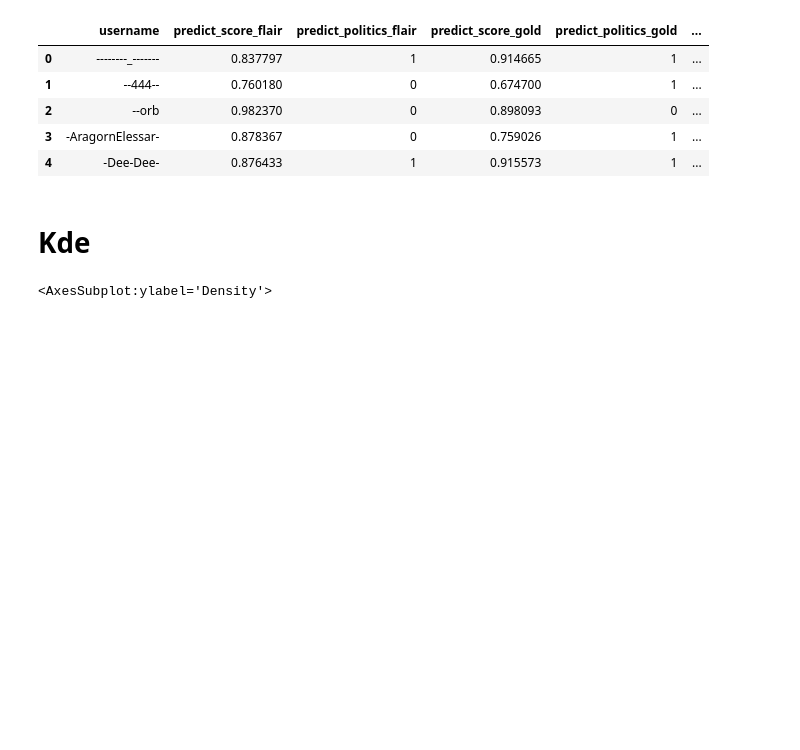
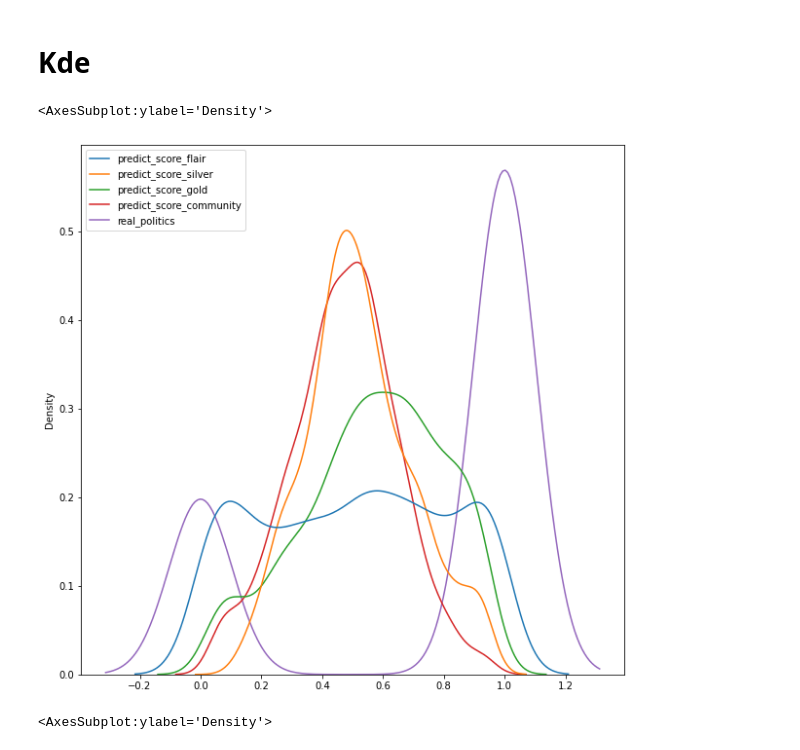
Before and after one commit to davidjurgens/reddit-political-affiliation, a Jupyter notebook: src/models/textclassifier/kde and bivariate plot.ipynb, the cells around one changed output. Cells and saved outputs as stored; diff of their text form; code cells hidden in the pictures; blank space fills up the shorter version.

Commit message:
update bad actor analysis, kde plot code

```diff
--- a/src/models/textclassifier/kde and bivariate plot.ipynb
+++ b/src/models/textclassifier/kde and bivariate plot.ipynb
@@ -11,29 +12,41 @@ silver_eval_all=pd.read_csv(saved_path+"silver_6.tsv",sep='\t').drop(columns=['U
+# %%
+saved_path='user_prediction/Remove_self_declare20comments_evaluating_on_'
+flair_eval_all=pd.read_csv(saved_path+'flair_4444.tsv',sep='\t').drop(columns=['Unnamed: 0'])
+gold_eval_all=pd.read_csv(saved_path+"gold_4444.tsv",sep='\t').drop(columns=['Unnamed: 0'])
+silver_eval_all=pd.read_csv(saved_path+"silver_4444.tsv",sep='\t').drop(columns=['Unnamed: 0'])
+community_eval_all=pd.read_csv(saved_path+"community_4444.tsv",sep='\t').drop(columns=['Unnamed: 0'])
 # %%
 def reset_score(score,politics):
     return (2*score-1)*politics+1-score
-# %%
-silver_eval_all.head()
-# %% [output]
-|  | username | predict_score_flair | predict_politics_flair | predict_score_gold | predict_politics_gold | ... |
-| 0 | --------_------- | 0.837797 | 1 | 0.914665 | 1 | ... |
-| 1 | --444-- | 0.760180 | 0 | 0.674700 | 1 | ... |
-| 2 | --orb | 0.982370 | 0 | 0.898093 | 0 | ... |
-| 3 | -AragornElessar- | 0.878367 | 0 | 0.759026 | 1 | ... |
-| 4 | -Dee-Dee- | 0.876433 | 1 | 0.915573 | 1 | ... |
 # %%
 flair_eval_all['predict_score_flair']=flair_eval_all.apply(lambda x: reset_score(x.predict_score_flair, x.predict_politics_flair), axis=1)
 flair_eval_all['predict_score_gold']=flair_eval_all.apply(lambda x: reset_score(x.predict_score_gold, x.predict_politics_gold), axis=1)
 flair_eval_all['predict_score_silver']=flair_eval_all.apply(lambda x: reset_score(x.predict_score_silver, x.predict_politics_silver), axis=1)
+flair_eval_all['predict_score_community']=flair_eval_all.apply(lambda x: reset_score(x.predict_score_community, x.predict_politics_community), axis=1)
 
 gold_eval_all['predict_score_flair']=gold_eval_all.apply(lambda x: reset_score(x.predict_score_flair, x.predict_politics_flair), axis=1)
 gold_eval_all['predict_score_gold']=gold_eval_all.apply(lambda x: reset_score(x.predict_score_gold, x.predict_politics_gold), axis=1)
 gold_eval_all['predict_score_silver']=gold_eval_all.apply(lambda x: reset_score(x.predict_score_silver, x.predict_politics_silver), axis=1)
+gold_eval_all['predict_score_community']=gold_eval_all.apply(lambda x: reset_score(x.predict_score_community, x.predict_politics_community), axis=1)
+
 
 silver_eval_all['predict_score_flair']=silver_eval_all.apply(lambda x: reset_score(x.predict_score_flair, x.predict_politics_flair), axis=1)
 silver_eval_all['predict_score_gold']=silver_eval_all.apply(lambda x: reset_score(x.predict_score_gold, x.predict_politics_gold), axis=1)
 silver_eval_all['predict_score_silver']=silver_eval_all.apply(lambda x: reset_score(x.predict_score_silver, x.predict_politics_silver), axis=1)
+silver_eval_all['predict_score_community']=silver_eval_all.apply(lambda x: reset_score(x.predict_score_community, x.predict_politics_community), axis=1)
+
+community_eval_all['predict_score_flair']=community_eval_all.apply(lambda x: reset_score(x.predict_score_flair, x.predict_politics_flair), axis=1)
+community_eval_all['predict_score_gold']=community_eval_all.apply(lambda x: reset_score(x.predict_score_gold, x.predict_politics_gold), axis=1)
+community_eval_all['predict_score_silver']=community_eval_all.apply(lambda x: reset_score(x.predict_score_silver, x.predict_politics_silver), axis=1)
+community_eval_all['predict_score_community']=community_eval_all.apply(lambda x: reset_score(x.predict_score_community, x.predict_politics_community), axis=1)
 # %% [markdown]
 # Kde
+# %%
+f, ax = plt.subplots(figsize=(10, 10))
+sns.kdeplot(data=flair_eval_all[['predict_score_flair','predict_score_silver','predict_score_gold','predict_score_community','real_politics']])
+# %% [output]
+<AxesSubplot:ylabel='Density'>
+[figure, added]
 # %%
 sns.kdeplot(data=flair_eval_all[['predict_score_flair','predict_score_silver','predict_score_gold','real_politics']])
 # %% [output]
```
Also changed, not shown: parts of 15 cells of this notebook, 1 other file.
